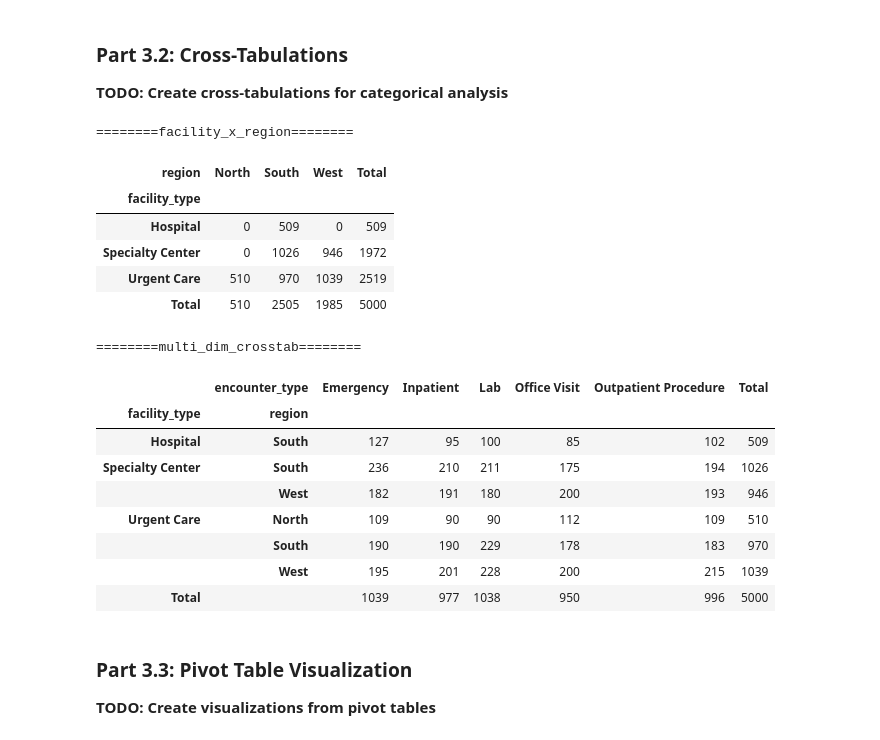
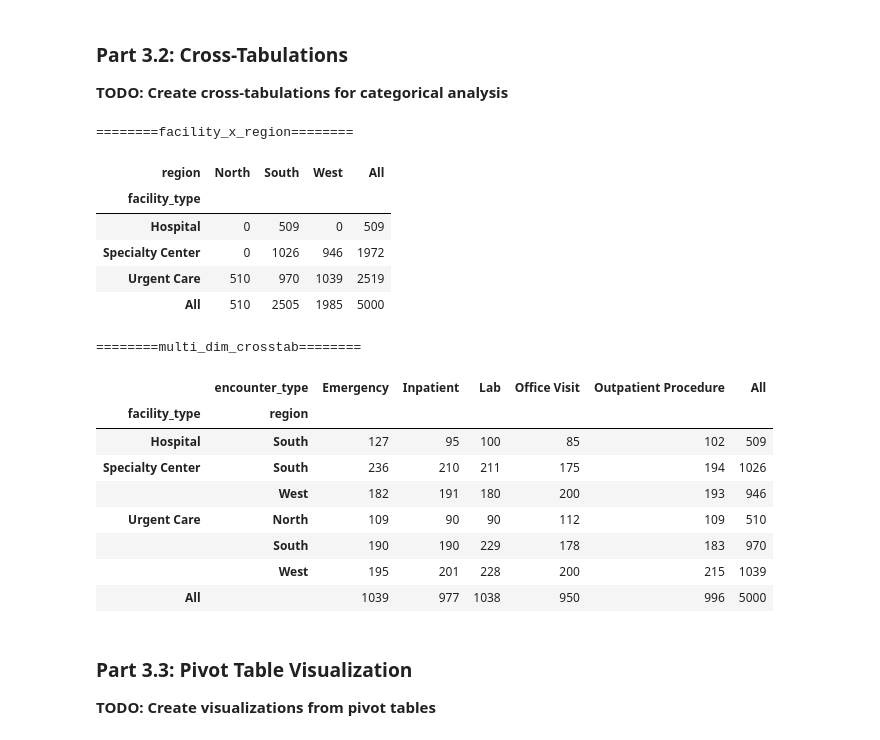
Before and after one commit to UCSF-DataSci/ds217-08-group-filter-and-flow-JoshuaGuoJG, a Jupyter notebook: assignment.ipynb, the cells around one changed output. Cells and saved outputs as stored; diff of their text form; code cells hidden in the pictures.

```diff
--- a/assignment.ipynb
+++ b/assignment.ipynb
@@ -327,39 +339,37 @@ pivot_table.to_csv('output/q3_pivot_analysis.csv')
 # %%
 # TODO: Create crosstab of facility type vs region with counts
 # TODO: Create crosstab with margins (row and column totals)
 # TODO: Create multi-dimensional crosstab showing facility type × encounter type × region combinations
 #       (Hint: use pd.crosstab with multiple index/column parameters, or create manually from the data)
 facility_x_region = pd.crosstab(
     merged_df['facility_type'],
     merged_df['region'],
-    margins=True,
-    margins_name='Total'
+    margins=True
 )
 print("========facility_x_region========")
 display(facility_x_region)
 
 multi_dim_crosstab = pd.crosstab(
     [merged_df['facility_type'], merged_df['region']],
     merged_df['encounter_type'],
-    margins=True,
-    margins_name='Total'
+    margins=True
 )
 print("========multi_dim_crosstab========")
 display(multi_dim_crosstab)
 
 # TODO: Analyze the cross-tabulation results
 # TODO: Save results as 'output/q3_crosstab_analysis.csv'
 multi_dim_crosstab.to_csv('output/q3_crosstab_analysis.csv')
 # %% [output]
 ========facility_x_region========
-| region | North | South | West | Total |
+| region | North | South | West | All |
 | facility_type |  |  |  |  |
 | Hospital | 0 | 509 | 0 | 509 |
 | Specialty Center | 0 | 1026 | 946 | 1972 |
 | Urgent Care | 510 | 970 | 1039 | 2519 |
-| Total | 510 | 2505 | 1985 | 5000 |
+| All | 510 | 2505 | 1985 | 5000 |
 ========multi_dim_crosstab========
-|  | encounter_type | Emergency | Inpatient | Lab | Office Visit | Outpatient Procedure | Total |
+|  | encounter_type | Emergency | Inpatient | Lab | Office Visit | Outpatient Procedure | All |
 | facility_type | region |  |  |  |  |  |  |
 | Hospital | South | 127 | 95 | 100 | 85 | 102 | 509 |
 | Specialty Center | South | 236 | 210 | 211 | 175 | 194 | 1026 |
@@ -367,7 +377,7 @@ multi_dim_crosstab.to_csv('output/q3_crosstab_analysis.csv')
 | Urgent Care | North | 109 | 90 | 90 | 112 | 109 | 510 |
 |  | South | 190 | 190 | 229 | 178 | 183 | 970 |
 |  | West | 195 | 201 | 228 | 200 | 215 | 1039 |
-| Total |  | 1039 | 977 | 1038 | 950 | 996 | 5000 |
+| All |  | 1039 | 977 | 1038 | 950 | 996 | 5000 |
 # %% [markdown]
 ### Part 3.3: Pivot Table Visualization
 
```
Also changed, not shown: parts of 6 cells of this notebook, 4 other files.
